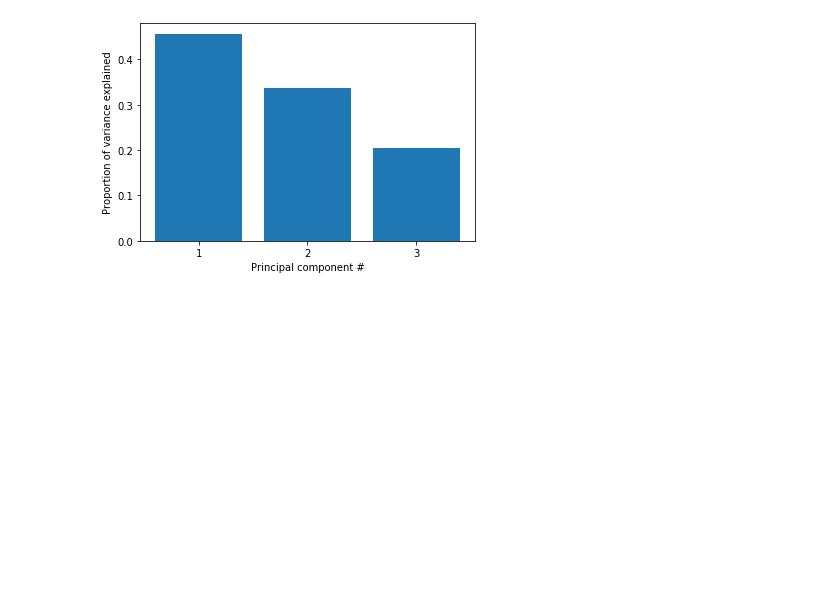
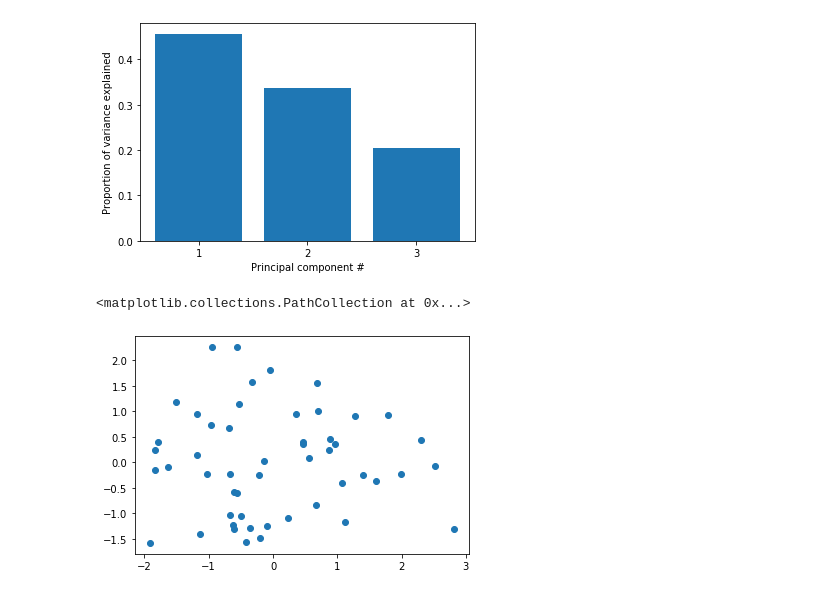
Before and after one commit to CristinaTRico/TrafficMortality, a Jupyter notebook: notebook.ipynb, the cells around one changed output. Cells and saved outputs as stored; diff of their text form; code cells hidden in the pictures; blank space fills up the shorter version.

Commit message:
add notbook task 7

```diff
--- a/notebook.ipynb
+++ b/notebook.ipynb
@@ -169,3 +169,18 @@ print("The cumulative variance of the first two principal components is {}".form
 # %% [output]
 The cumulative variance of the first two principal components is 0.7947
 [figure]
+# %%
+# Transform the scaled features using two principal components
+pca = PCA(n_components=2)
+p_comps = pca.fit_transform(features_scaled, target)
+
+# Extract the first and second component to use for the scatter plot
+p_comp1 = p_comps[:,0]
+p_comp2 = p_comps[:,1]
+
+# Plot the first two principal components in a scatter plot
+# ... YOUR CODE FOR TASK 7 ...
+plt.scatter(p_comp1,p_comp2)
+# %% [output]
+<matplotlib.collections.PathCollection at 0x...>
+[figure, added]
```
